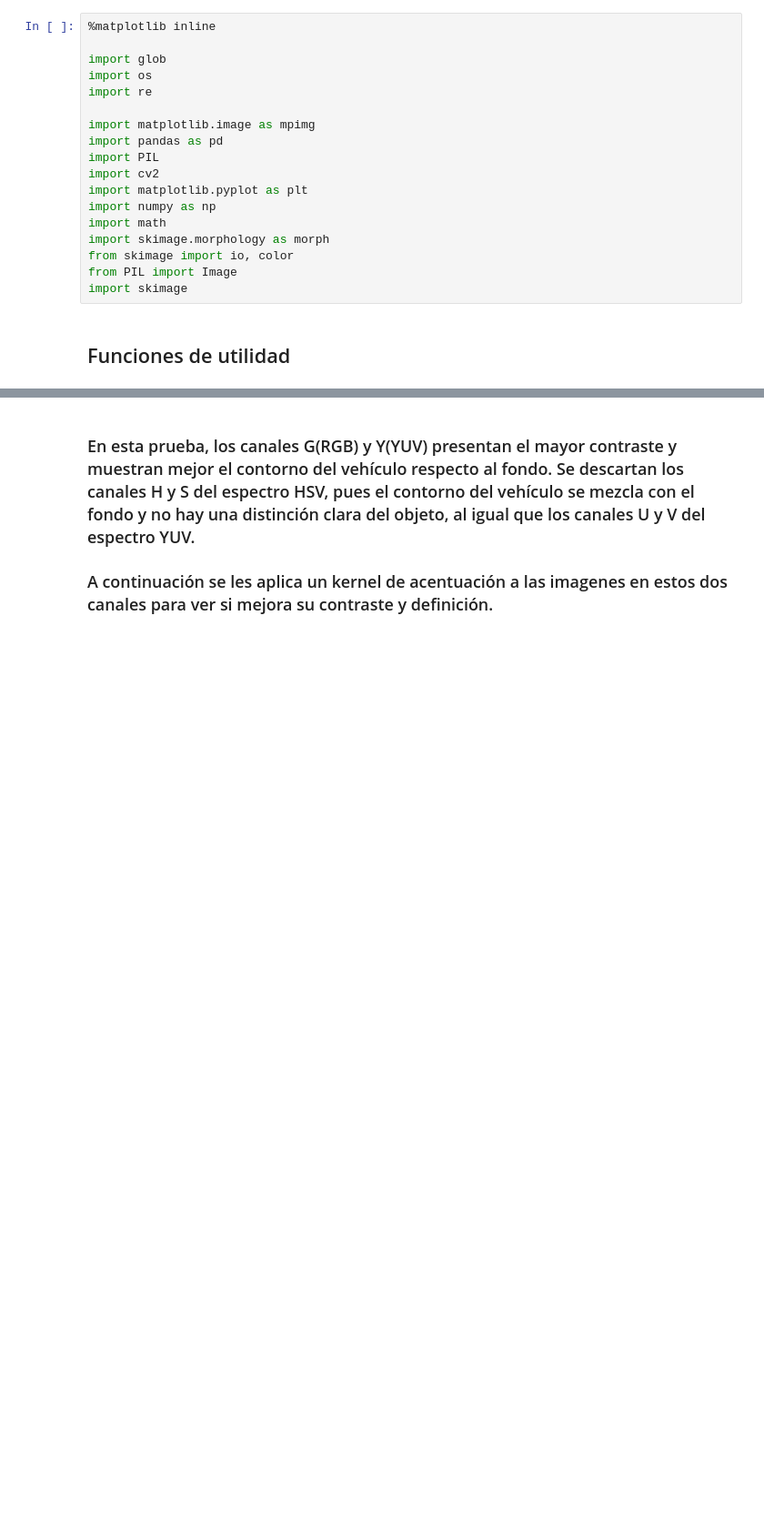
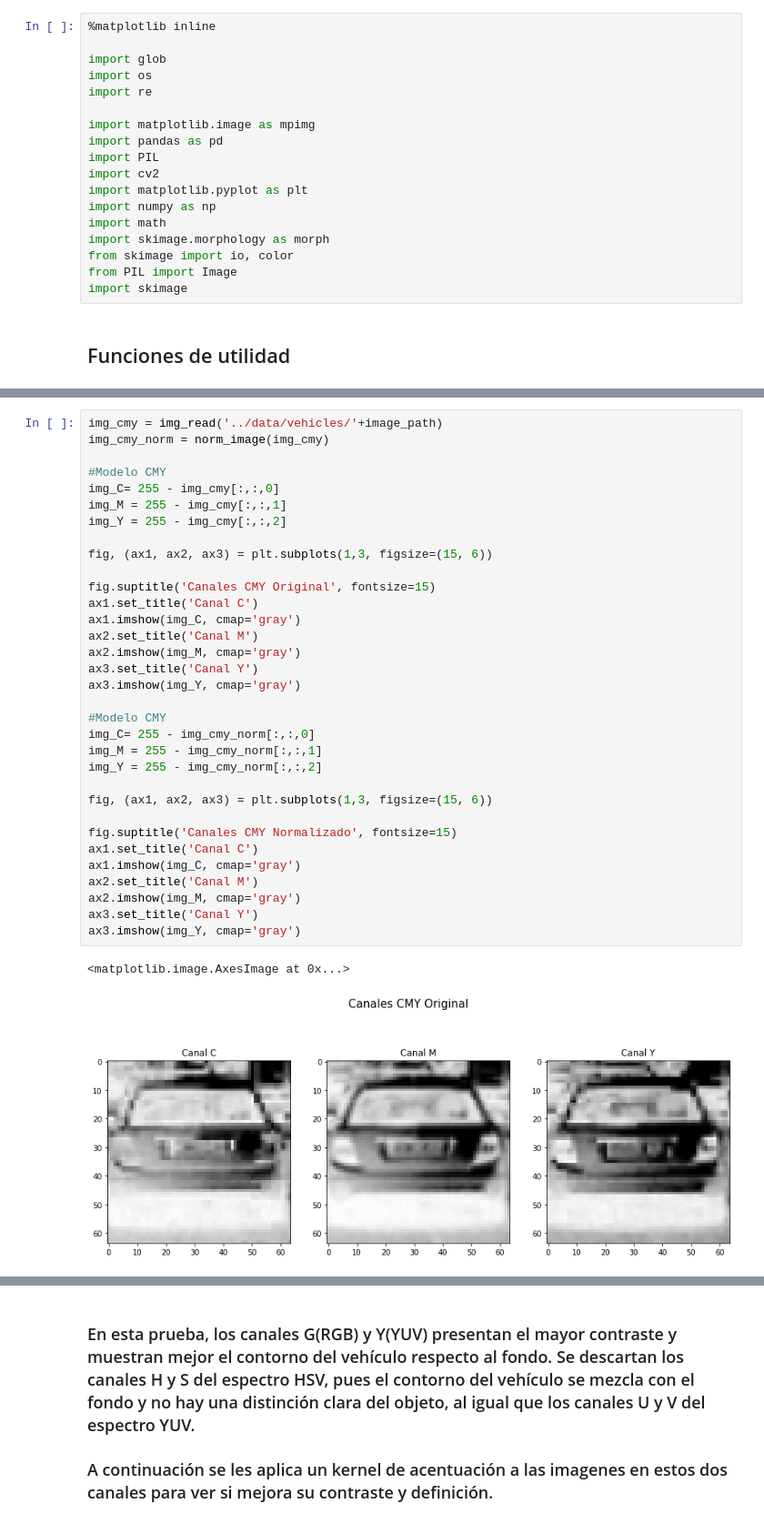
Before and after one commit to namadoa/Vision_por_Computador_2021_2, a Jupyter notebook: preprocessing/preprocessing.ipynb, the cells around one changed output, grey strips where cells are left out. Shown at 91% size. Drawn from its saved outputs; the diff is of its cells as text; blank space fills up the shorter version.

```diff
--- a/preprocessing/preprocessing.ipynb
+++ b/preprocessing/preprocessing.ipynb
@@ -43,0 +203,36 @@ def detect_edge(image, umbral_min, umbral_max, titulo = "Imagen original",canal
+# %%
+img_cmy = img_read('../data/vehicles/'+image_path)
+img_cmy_norm = norm_image(img_cmy)
+
+#Modelo CMY
+img_C= 255 - img_cmy[:,:,0]
+img_M = 255 - img_cmy[:,:,1]
+img_Y = 255 - img_cmy[:,:,2]
+
+fig, (ax1, ax2, ax3) = plt.subplots(1,3, figsize=(15, 6))
+
+fig.suptitle('Canales CMY Original', fontsize=15)
+ax1.set_title('Canal C')
+ax1.imshow(img_C, cmap='gray')
+ax2.set_title('Canal M')
+ax2.imshow(img_M, cmap='gray')
+ax3.set_title('Canal Y')
+ax3.imshow(img_Y, cmap='gray')
+
+#Modelo CMY
+img_C= 255 - img_cmy_norm[:,:,0]
+img_M = 255 - img_cmy_norm[:,:,1]
+img_Y = 255 - img_cmy_norm[:,:,2]
+
+fig, (ax1, ax2, ax3) = plt.subplots(1,3, figsize=(15, 6))
+
+fig.suptitle('Canales CMY Normalizado', fontsize=15)
+ax1.set_title('Canal C')
+ax1.imshow(img_C, cmap='gray')
+ax2.set_title('Canal M')
+ax2.imshow(img_M, cmap='gray')
+ax3.set_title('Canal Y')
+ax3.imshow(img_Y, cmap='gray')
+# %% [output]
+<matplotlib.image.AxesImage at 0x...>
+[figure, added]
```
Also changed, not shown: parts of 30 cells of this notebook.
